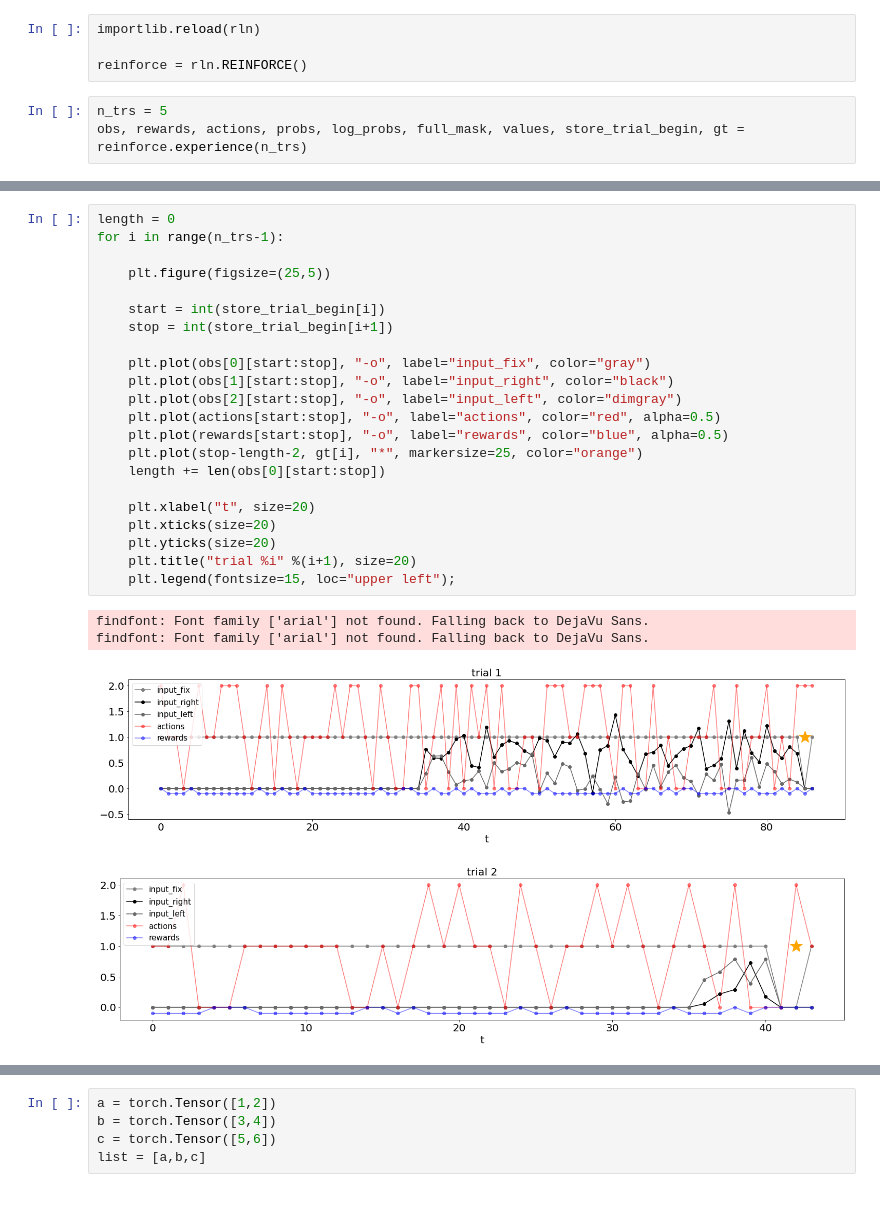
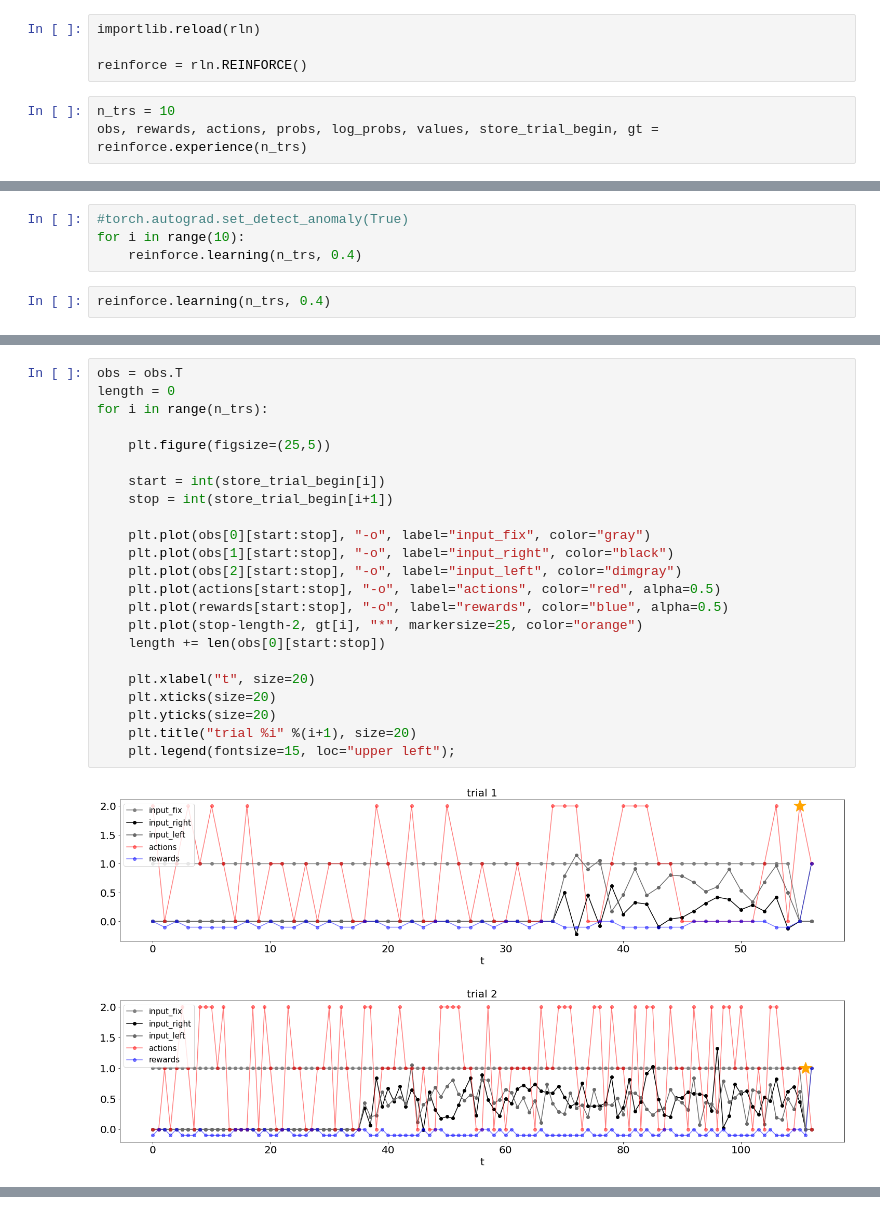
Before and after one commit to MartiniMarittimo/rdm_task, a Jupyter notebook: test2.ipynb, the cells around one changed output, grey strips where cells are left out. Drawn from its saved outputs; the diff is of its cells as text.

```diff
--- a/test2.ipynb
+++ b/test2.ipynb
@@ -14,5 +14,5 @@ importlib.reload(rln)
 
 reinforce = rln.REINFORCE()
 # %%
-n_trs = 5
-obs, rewards, actions, probs, log_probs, full_mask, values, store_trial_begin, gt = reinforce.experience(n_trs)
+n_trs = 10
+obs, rewards, actions, probs, log_probs, values, store_trial_begin, gt = reinforce.experience(n_trs)
@@ -34,0 +19,6 @@ obs = obs.T
+# %%
+#torch.autograd.set_detect_anomaly(True)
+for i in range(10):
+    reinforce.learning(n_trs, 0.4)
+# %%
+reinforce.learning(n_trs, 0.4)
@@ -35,27 +27,26 @@ obs = obs.T
 # %%
+obs = obs.T
 length = 0
-for i in range(n_trs-1):
+for i in range(n_trs):
 
     plt.figure(figsize=(25,5))
 
     start = int(store_trial_begin[i])
     stop = int(store_trial_begin[i+1])
 
     plt.plot(obs[0][start:stop], "-o", label="input_fix", color="gray")
     plt.plot(obs[1][start:stop], "-o", label="input_right", color="black")
     plt.plot(obs[2][start:stop], "-o", label="input_left", color="dimgray")
     plt.plot(actions[start:stop], "-o", label="actions", color="red", alpha=0.5)
     plt.plot(rewards[start:stop], "-o", label="rewards", color="blue", alpha=0.5)
     plt.plot(stop-length-2, gt[i], "*", markersize=25, color="orange")
     length += len(obs[0][start:stop])
 
     plt.xlabel("t", size=20)
     plt.xticks(size=20)
     plt.yticks(size=20)
     plt.title("trial %i" %(i+1), size=20)
     plt.legend(fontsize=15, loc="upper left");
 # %% [output]
-findfont: Font family ['arial'] not found. Falling back to DejaVu Sans.
-findfont: Font family ['arial'] not found. Falling back to DejaVu Sans.
-[figure, old version]
+[figure, new version]
-[figure, old version]
+[figure, new version]
@@ -64,5 +60,0 @@ findfont: Font family ['arial'] not found. Falling back to DejaVu Sans.
-# %%
-a = torch.Tensor([1,2])
-b = torch.Tensor([3,4])
-c = torch.Tensor([5,6])
-list = [a,b,c]
```
Also changed, not shown: parts of 6 cells of this notebook, 2 other files.
